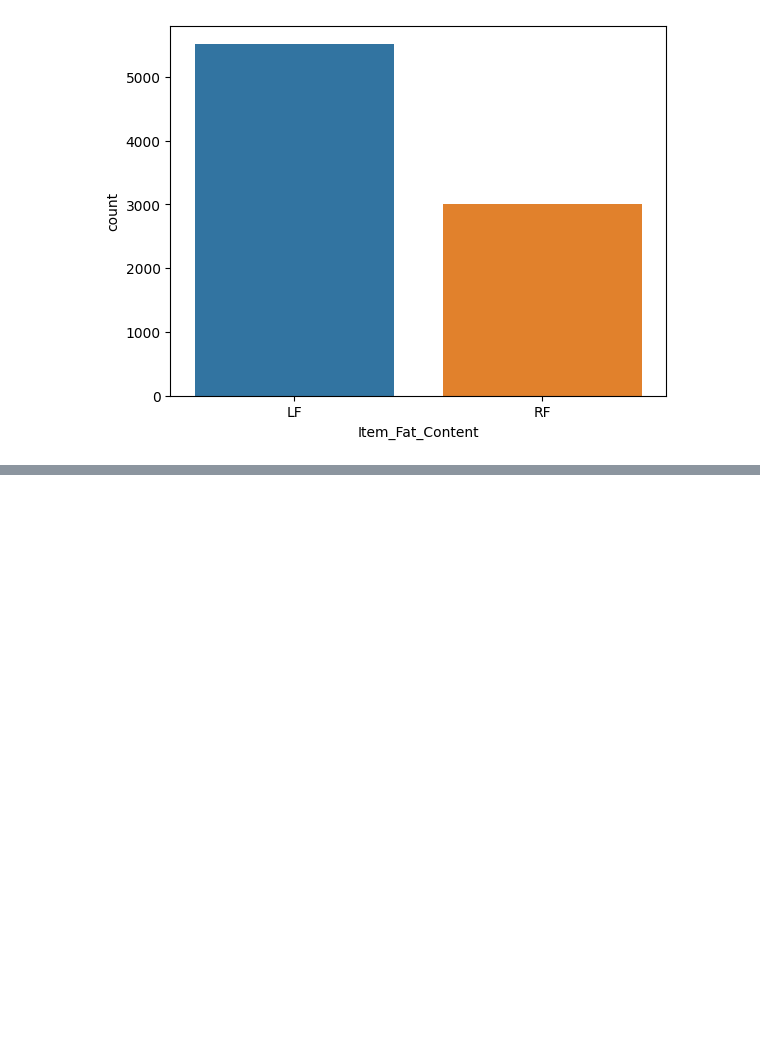
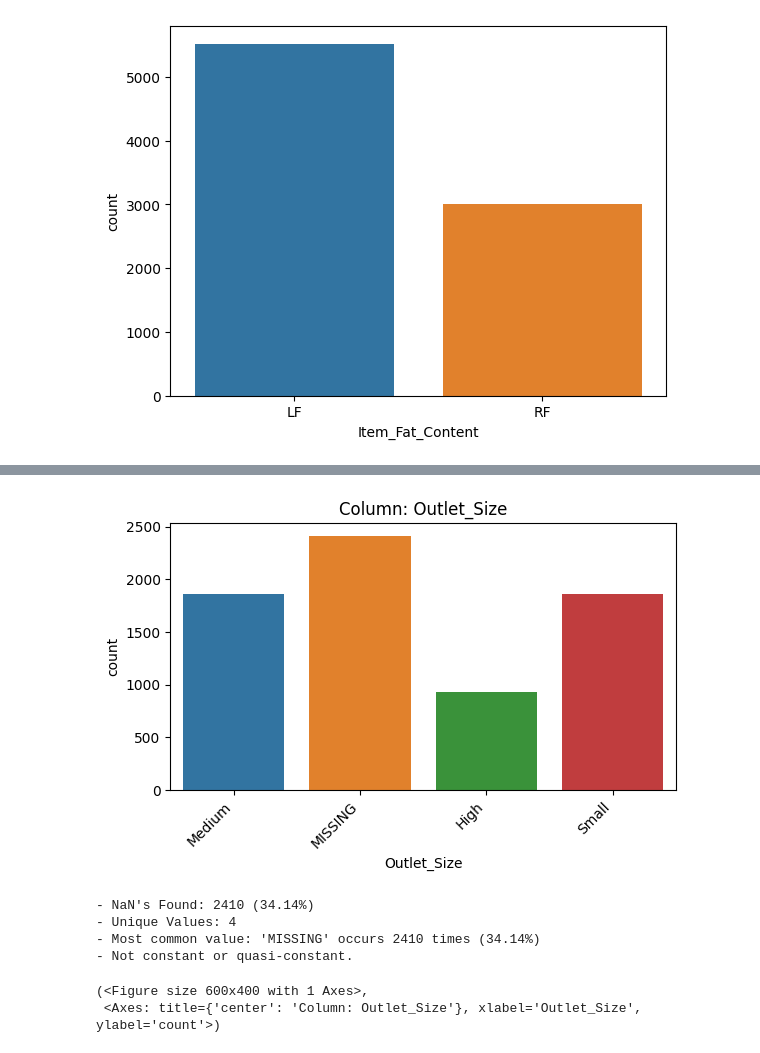
Before and after one commit to mahmoudarekat/PredictionofProductSales, a Jupyter notebook: PredictionofProductSales.ipynb, the cells around one changed output, grey strips where cells are left out. Cells and saved outputs as stored; diff of their text form; code cells hidden in the pictures; blank space fills up the shorter version.

```diff
--- a/PredictionofProductSales.ipynb
+++ b/PredictionofProductSales.ipynb
@@ -219,0 +304,10 @@ sns.countplot(df_sales, x="Item_Fat_Content")
+# %%
+explore_categorical(df,'Outlet_Size')
+# %% [output]
+[figure, added]
+- NaN's Found: 2410 (34.14%)
+- Unique Values: 4
+- Most common value: 'MISSING' occurs 2410 times (34.14%)
+- Not constant or quasi-constant.
+(<Figure size 600x400 with 1 Axes>,
+ <Axes: title={'center': 'Column: Outlet_Size'}, xlabel='Outlet_Size', ylabel='count'>)
```
Also changed, not shown: parts of 16 cells of this notebook.
